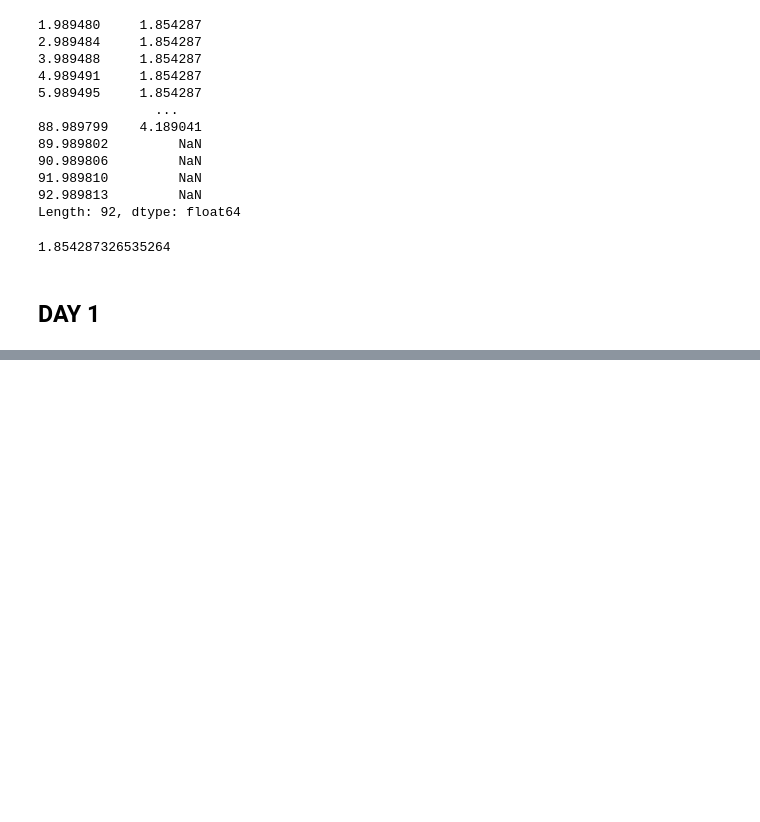
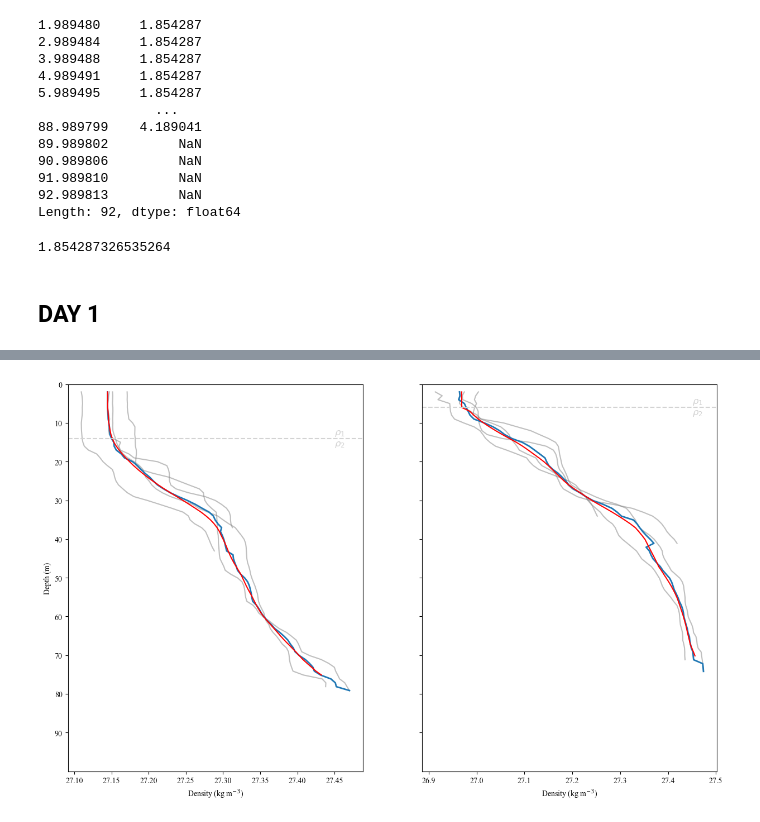
Before and after one commit to alpsjur/AGF-Adventfjorden, a Jupyter notebook: code/notebooks/mean_profile.ipynb, the cells around one changed output, grey strips where cells are left out. Cells and saved outputs as stored; diff of their text form; code cells hidden in the pictures; blank space fills up the shorter version.

```diff
--- a/code/notebooks/mean_profile.ipynb
+++ b/code/notebooks/mean_profile.ipynb
@@ -227,0 +199,90 @@ axs2.set_ylim([100,0])
+# %%
+path_data1 = '../../data/CTD/Adventfjorden/221031/'
+path_data2 = '../../data/CTD/Adventfjorden/221103/'
+
+CTD1 = Oc.read_CTD(path_data1)
+CTD2 = Oc.read_CTD(path_data2)
+
+adv_cross1 = ['A4', 'A5', 'A6', 'A7*']
+adv_cross2 = ['A4', 'A5', 'A6', 'A7'] # Station Names second day (03/11/22)
+
+dfs1, dfs_mean1 = compute_mean(CTD1, 'SIGTH', adv_cross1)
+dfs2, dfs_mean2 = compute_mean(CTD2, 'SIGTH', adv_cross2)
+dfs_smooth1 = smooth_profile(dfs_mean1, mld, window)
+dfs_smooth2 = smooth_profile(dfs_mean2, mld, window)
+
+fig, [axs1, axs2] = plt.subplots(1,2, sharey=True, figsize=(15,9))
+plot_profiles(dfs1, dfs_mean1, axs1)
+plot_profiles(dfs2, dfs_mean2, axs2)
+axs1.plot(dfs_smooth1, dfs_smooth1.index, color='red')
+axs2.plot(dfs_smooth2, dfs_smooth2.index, color='red')
+axs1.set_ylabel('Depth (m)')
+axs1.set_xlabel('Density (kg m$^{-3}$)')
+axs2.set_xlabel('Density (kg m$^{-3}$)')
+axs1.yaxis.set_ticks(np.arange(0, 100, 10))
+axs1.set_ylim([100,0])
+axs2.yaxis.set_ticks(np.arange(0, 100, 10))
+axs2.set_ylim([100,0])
+axs1.axhline(y = 14, color ="lightgrey", linestyle ="--")
+axs2.axhline(y = 6, color ="lightgrey", linestyle ="--")
+axs1.text(27.45,13.1,''r'$\rho_1$',color='lightgrey',fontsize=12)
+axs1.text(27.45,16,''r'$\rho_2$',color='lightgrey',fontsize=12)
+axs2.text(27.45,5,''r'$\rho_1$',color='lightgrey',fontsize=12)
+axs2.text(27.45,7.8,''r'$\rho_2$',color='lightgrey',fontsize=12)
+
+#axs1.set_xlim([26.9,27.5])
+#axs2.set_xlim([26.9,27.5])
+
+
+# ROSSBY RADIUS
+g = 9.81
+lat = 78.166666*np.pi/180
+omega = 7.2921*10**(-5)
+f = 2*omega*np.sin(lat)
+
+# DAY 1
+H = np.where(dfs1.index>=14)
+H = 14
+
+depth = dfs1.index[14]
+H1 =  depth - dfs_mean1.index[0]
+H2 = dfs_mean1.index[-1]- depth
+
+#print('H1',H1,'H2',H2)
+
+rho_H1 = np.mean(dfs_mean1[:H])+1000
+rho_H2 = np.mean(dfs_mean1[H:])+1000
+#print('r1',rho_H1,'r2',rho_H2)
+
+
+c = np.sqrt(g*((rho_H2)-(rho_H1))/(rho_H2)*((H1*H2)/(H1+H2)))
+R1 = c/f/1000
+print('R1',R1)
+
+
+# DAY 2
+H = np.where(dfs2.index>=6)
+H = 6
+
+depth = dfs2.index[6]
+H1 =  depth - dfs_mean2.index[0]
+H2 = dfs_mean2.index[-1]- depth
+
+#print('H1',H1,'H2',H2)
+
+rho_H1 = np.mean(dfs_mean2[:H])+1000
+rho_H2 = np.mean(dfs_mean2[H:])+1000
+#print('r1',rho_H1,'r2',rho_H2)
+
+g_prime = g*((rho_H2-rho_H1))/(rho_H2)
+
+c=np.sqrt(g_prime*H1)
+R2 = c/f
+
+
+#c = np.sqrt(g*((rho_H2)-(rho_H1))/(rho_H2)*((H1*H2)/(H1+H2)))
+
+#¤R2 = c/f/1000
+print('R2',R2/1000)
+plt.savefig("../../ocean_plots/rossbyradius.png",bbox_inches = "tight", dpi = 300)
+# %% [output]
@@ -227,0 +291 @@ axs2.set_ylim([100,0])
+[figure, added]
```
Also changed, not shown: parts of 10 cells of this notebook, 13 other files.
